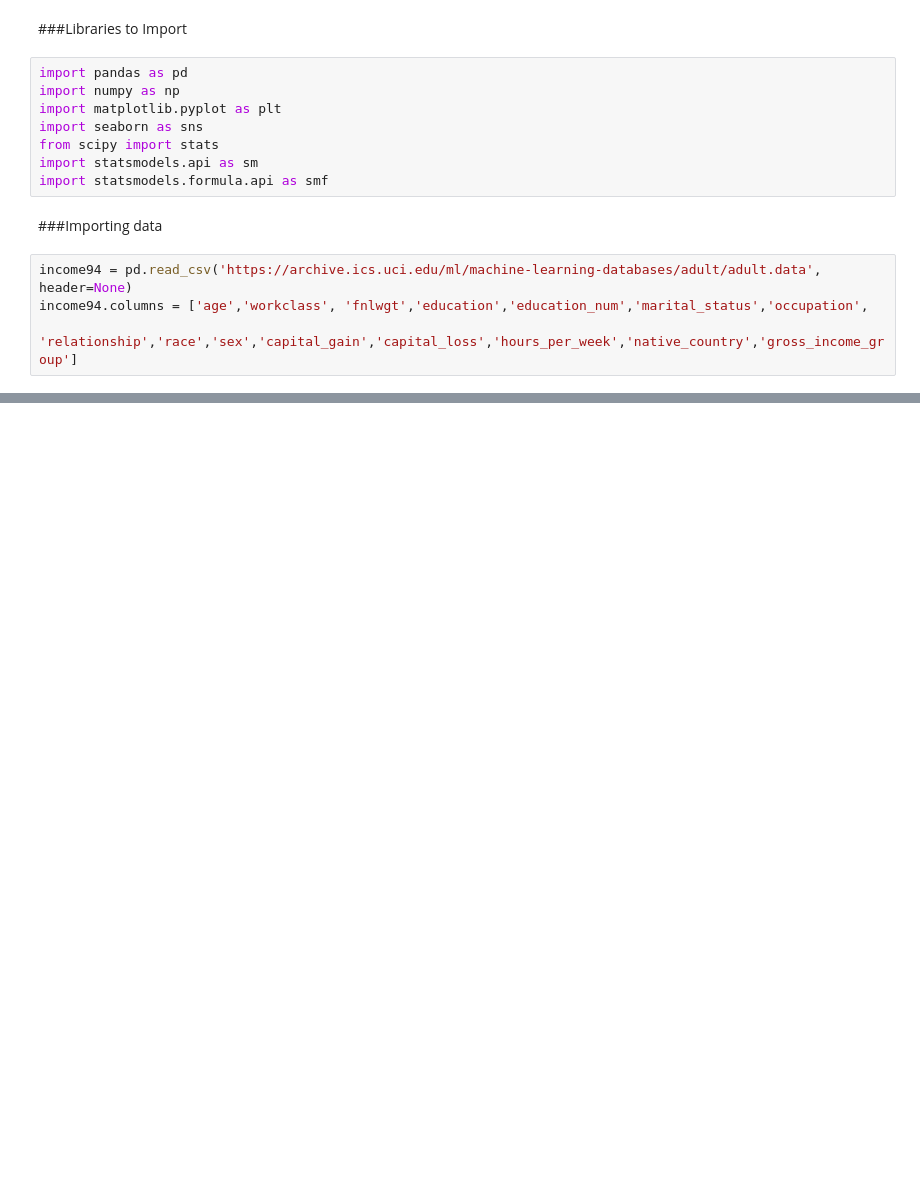
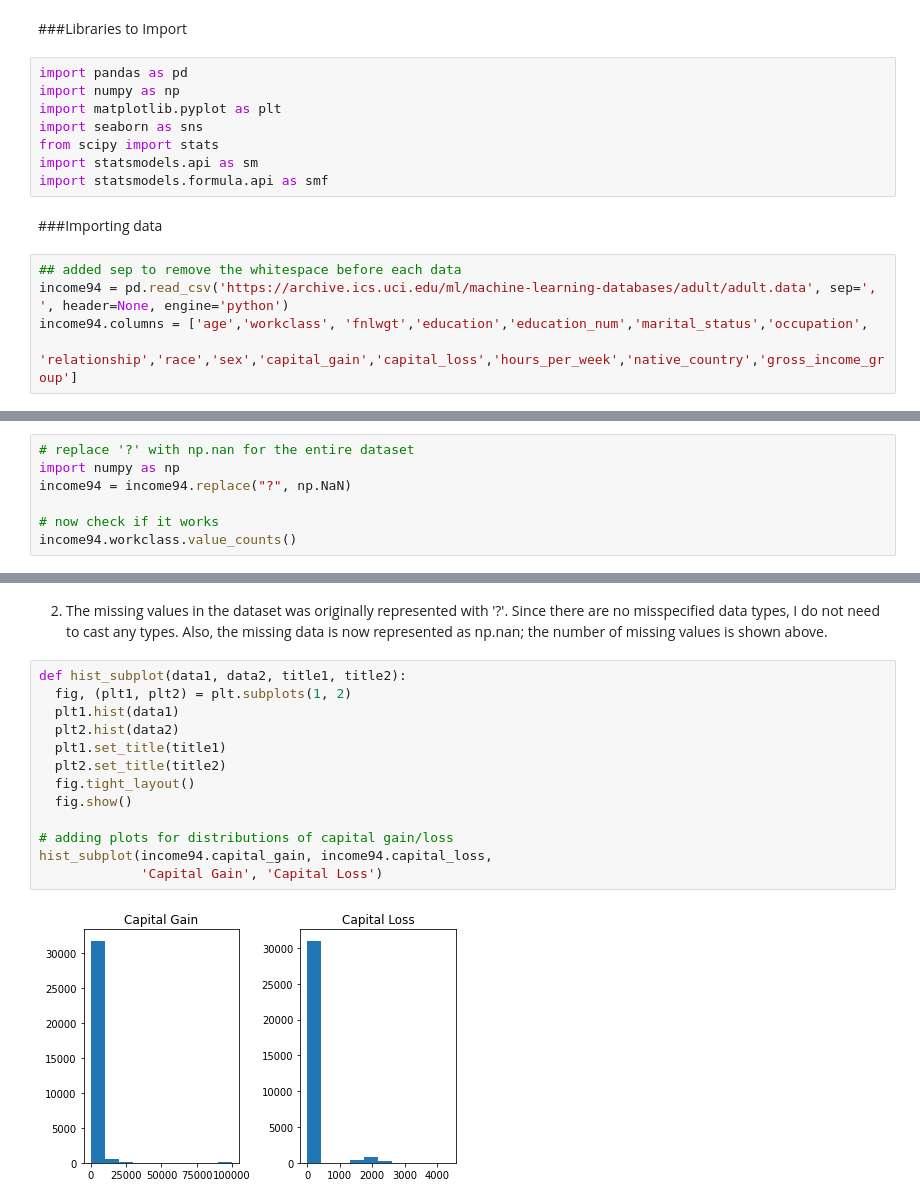
Before and after one commit to xiangtgao/JSC270_Assg2, a Jupyter notebook: JSC270_Assignment2.ipynb, the cells around one changed output, grey strips where cells are left out. Saved outputs shown, nothing was run; the diff lists cells and outputs as text; blank space fills up the shorter version.

```diff
--- a/JSC270_Assignment2.ipynb
+++ b/JSC270_Assignment2.ipynb
@@ -13,6 +13,7 @@ import statsmodels.formula.api as smf
 # %% [markdown]
 ###Importing data
 # %%
-income94 = pd.read_csv('https://archive.ics.uci.edu/ml/machine-learning-databases/adult/adult.data', header=None)
+## added sep to remove the whitespace before each data
+income94 = pd.read_csv('https://archive.ics.uci.edu/ml/machine-learning-databases/adult/adult.data', sep=', ', header=None, engine='python')
 income94.columns = ['age','workclass', 'fnlwgt','education','education_num','marital_status','occupation',
                     'relationship','race','sex','capital_gain','capital_loss','hours_per_week','native_country','gross_income_group']
@@ -18,0 +65,7 @@ income94.columns = ['age','workclass', 'fnlwgt','education','education_num','mar
+# %%
+# replace '?' with np.nan for the entire dataset
+import numpy as np
+income94 = income94.replace("?", np.NaN)
+
+# now check if it works
+income94.workclass.value_counts()
@@ -18,0 +102,19 @@ income94.columns = ['age','workclass', 'fnlwgt','education','education_num','mar
+# %% [markdown]
+
+
+2.   The missing values in the dataset was originally represented with '?'. Since there are no misspecified data types, I do not need to cast any types. Also, the missing data is now represented as np.nan; the number of missing values is shown above.
+# %%
+def hist_subplot(data1, data2, title1, title2):
+  fig, (plt1, plt2) = plt.subplots(1, 2)
+  plt1.hist(data1)
+  plt2.hist(data2)
+  plt1.set_title(title1)
+  plt2.set_title(title2)
+  fig.tight_layout()
+  fig.show()
+
+# adding plots for distributions of capital gain/loss
+hist_subplot(income94.capital_gain, income94.capital_loss,
+             'Capital Gain', 'Capital Loss')
+# %% [output]
+[figure, added]
```
Also changed, not shown: parts of 31 cells of this notebook.
